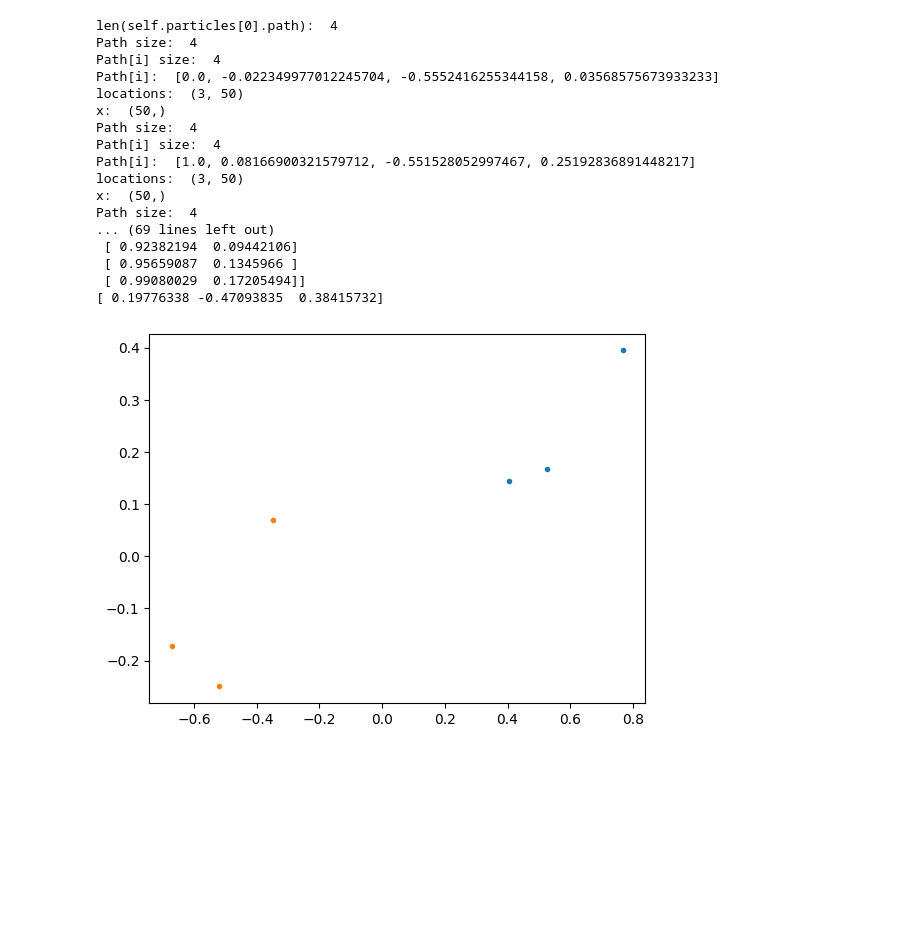
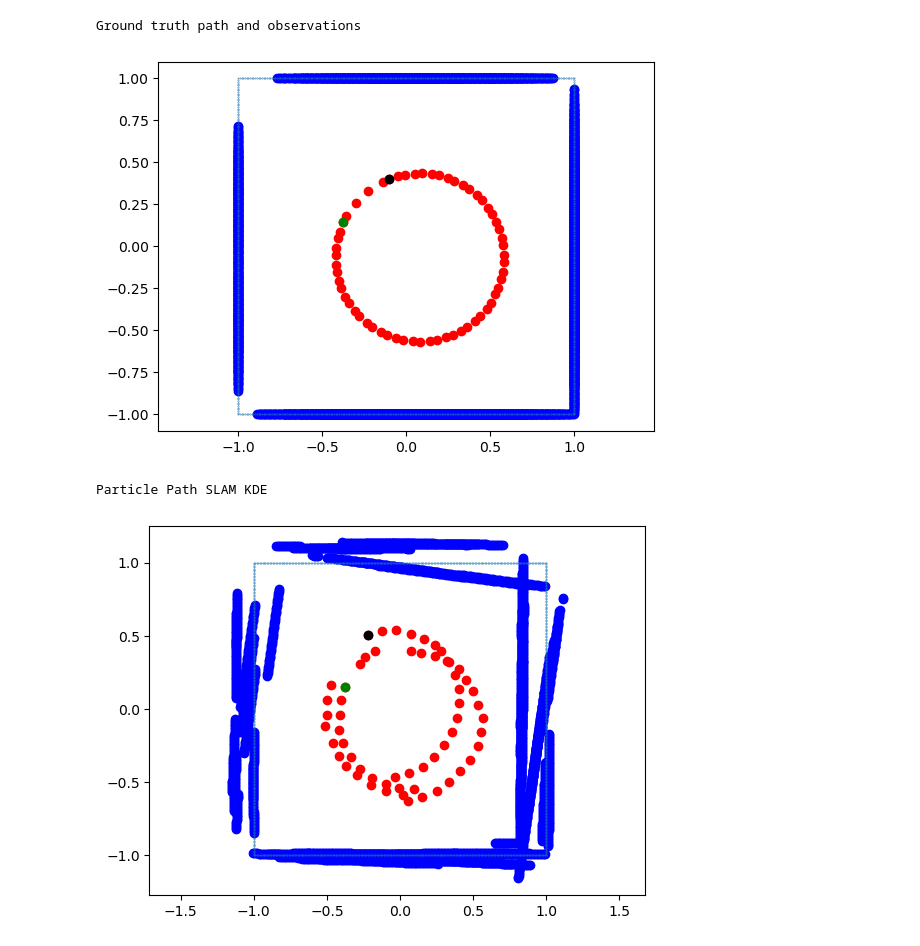
Before and after one commit to miquelmassot/pygp_particle_filter, a Jupyter notebook: example/example_pf.ipynb, the cells around one changed output. Cells and saved outputs as stored; diff of their text form; code cells hidden in the pictures; blank space fills up the shorter version.

```diff
--- a/example/example_pf.ipynb
+++ b/example/example_pf.ipynb
@@ -221,24 +260,49 @@ plt.show()
-# %%
-kde_observations = particle_filter.kde_observations()
-plt.figure()
-plt.plot(kde_observations[:, 0], kde_observations[:, 1], '.')
-plt.show()
-# %% [output]
-len(self.particles[0].path):  4
-Path size:  4
-Path[i] size:  4
-Path[i]:  [0.0, -0.022349977012245704, -0.5552416255344158, 0.03568575673933233]
-locations:  (3, 50)
-x:  (50,)
-Path size:  4
-Path[i] size:  4
-Path[i]:  [1.0, 0.08166900321579712, -0.551528052997467, 0.25192836891448217]
-locations:  (3, 50)
-x:  (50,)
-Path size:  4
-... (69 lines left out)
- [ 0.92382194  0.09442106]
- [ 0.95659087  0.1345966 ]
- [ 0.99080029  0.17205494]]
-[ 0.19776338 -0.47093835  0.38415732]
-[figure, removed]
+# %%
+def show_scan(pose, observations, ax):
+
+    # Robot pose
+    robot_x, robot_y = pose[0], pose[1]
+    ax.scatter(robot_x, robot_y, color='red')
+
+    # Observations
+    for obs in observations:
+        r, theta = obs
+        x, y = r * np.cos(theta+pose[2]), r * np.sin(theta+pose[2])
+        ax.scatter(robot_x + x, robot_y + y, color='blue')
+# %%
+fig,ax = plt.subplots()
+
+print('Ground truth path and observations')
+for i in range(len(P_GT)):
+    p = P_GT[[i],0:3].T
+    show_scan(p, observations_all[i],ax)
+
+plt.scatter(simulation_map[:, 0], simulation_map[:, 1], s=0.1)
+plt.scatter(P_GT[[0],0], P_GT[[0],1], c='g')
+plt.scatter(P_GT[[-1],0], P_GT[[-1],1], c='k')
+plt.axis('equal')
+plt.show()
+
+fig,ax = plt.subplots()
+print('Particle Path SLAM KDE')
+for i in range(len(P_GT)):
+    p = P_KDE[[i],0:3].T
+    show_scan(p, observations_all[i], ax)
+
+plt.scatter(simulation_map[:, 0], simulation_map[:, 1], s=0.1)
+plt.scatter(P_KDE[[0],0], P_KDE[[0],1], c='g')
+plt.scatter(P_KDE[[-1],0], P_KDE[[-1],1], c='k')
+plt.axis('equal')
+plt.show()
+
+plt.plot(T,P_STD[:,0], label = 'northings std, m')
+plt.plot(T,P_STD[:,1], label = 'eastings std, m')
+plt.xlabel('Time, s')
+plt.ylabel('Standard deviation, m')
+plt.legend()
+plt.show()
+# %% [output]
+Ground truth path and observations
+[figure, added]
+Particle Path SLAM KDE
+[figure, added]
```
Also changed, not shown: parts of 5 cells of this notebook, 6 other files.
